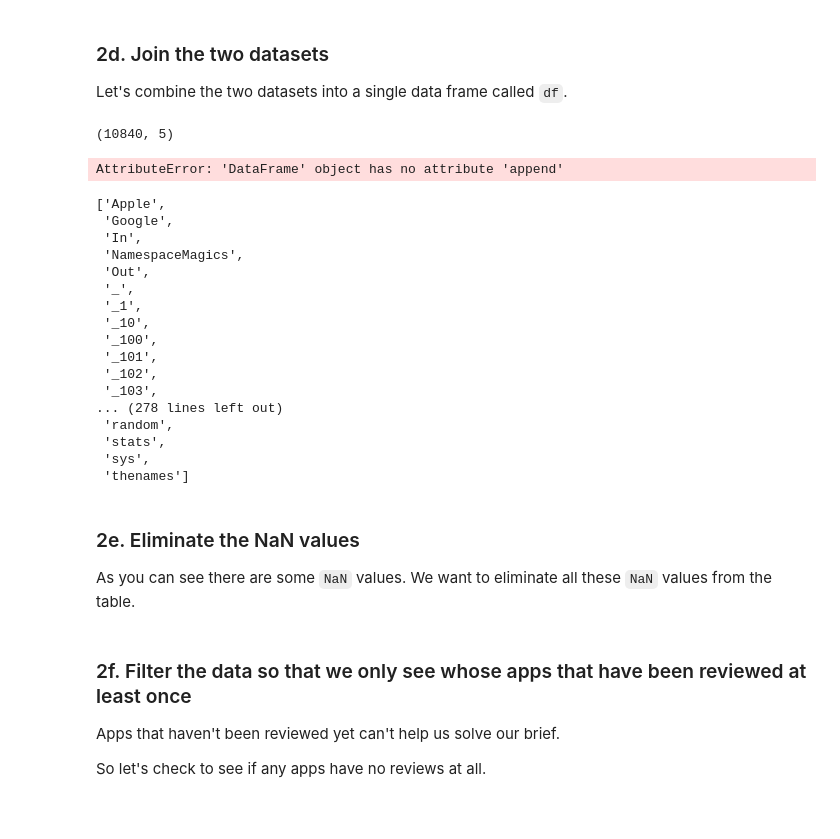
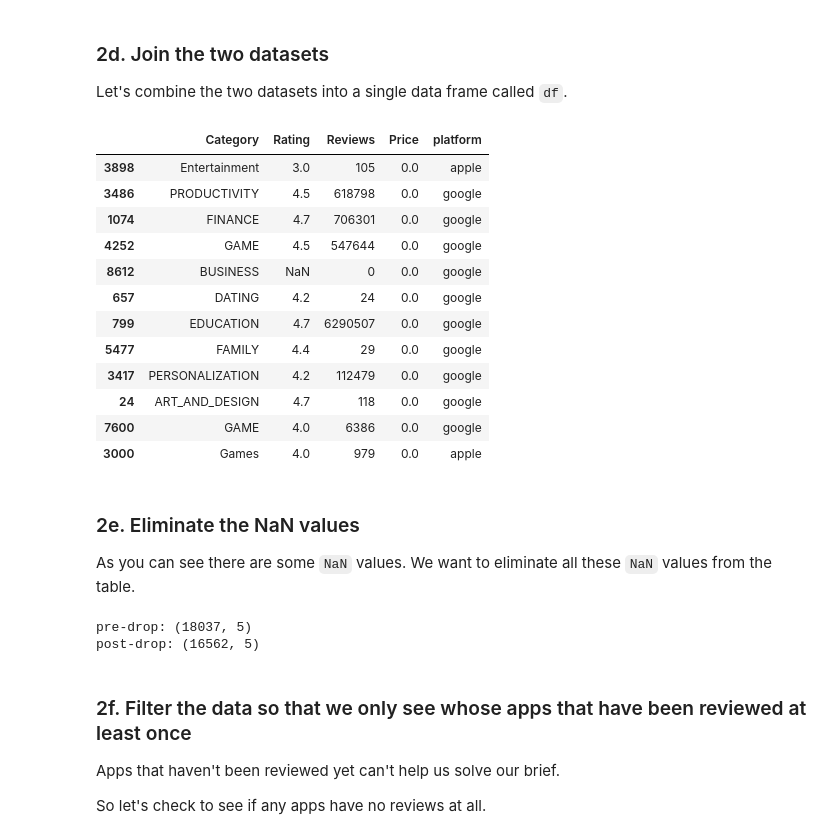
Before and after one commit to mdgarber/IntegratingApps, a Jupyter notebook: Project files/Springboard Apps project - Tier 3 - Complete.ipynb, the cells around one changed output. Saved outputs shown, nothing was run; the diff lists cells and outputs as text; code cells hidden in the pictures; blank space fills up the shorter version.

Commit message:
filter data 2f

```diff
--- a/Project files/Springboard Apps project - Tier 3 - Complete.ipynb
+++ b/Project files/Springboard Apps project - Tier 3 - Complete.ipynb
@@ -329,47 +329,41 @@ Apple.head()
 Let's combine the two datasets into a single data frame called `df`.
 # %%
 # Let's use the append() method to append Apple to Google.
-print(Google.shape)
-Google.append(Apple)
-print(Google.shape)
+df = Google
+df = df._append(Apple)
+
 # Using the sample() method with the number 12 passed to it, check 12 random points of your dataset.
-#_ _ _
+df.sample(12)
 # %% [output]
-(10840, 5)
-AttributeError: 'DataFrame' object has no attribute 'append'
+|  | Category | Rating | Reviews | Price | platform |
+| 3898 | Entertainment | 3.0 | 105 | 0.0 | apple |
+| 3486 | PRODUCTIVITY | 4.5 | 618798 | 0.0 | google |
+| 1074 | FINANCE | 4.7 | 706301 | 0.0 | google |
+| 4252 | GAME | 4.5 | 547644 | 0.0 | google |
+| 8612 | BUSINESS | NaN | 0 | 0.0 | google |
+| 657 | DATING | 4.2 | 24 | 0.0 | google |
+| 799 | EDUCATION | 4.7 | 6290507 | 0.0 | google |
+| 5477 | FAMILY | 4.4 | 29 | 0.0 | google |
+| 3417 | PERSONALIZATION | 4.2 | 112479 | 0.0 | google |
+| 24 | ART_AND_DESIGN | 4.7 | 118 | 0.0 | google |
+| 7600 | GAME | 4.0 | 6386 | 0.0 | google |
+| 3000 | Games | 4.0 | 979 | 0.0 | apple |
-# %%
-dir()
-# %% [output]
-['Apple',
- 'Google',
- 'In',
- 'NamespaceMagics',
- 'Out',
- '_',
- '_1',
- '_10',
- '_100',
- '_101',
- '_102',
- '_103',
-... (278 lines left out)
- 'random',
- 'stats',
- 'sys',
- 'thenames']
 # %% [markdown]
 ### 2e. Eliminate the NaN values
 
 As you can see there are some `NaN` values. We want to eliminate all these `NaN` values from the table.
 # %%
 # Lets check first the dimesions of df before droping `NaN` values. Use the .shape feature.
-_ _ _
+print("pre-drop: " + str(df.shape))
 
 # Use the dropna() method to eliminate all the NaN values, and overwrite the same dataframe with the result.
-_ _ _
+df = df.dropna()
 
 # Check the new dimesions of our dataframe.
-_ _ _
+print("post-drop: " + str(df.shape))
+# %% [output]
+pre-drop: (18037, 5)
+post-drop: (16562, 5)
 # %% [markdown]
 ### 2f. Filter the data so that we only see whose apps that have been reviewed at least once
 
```
